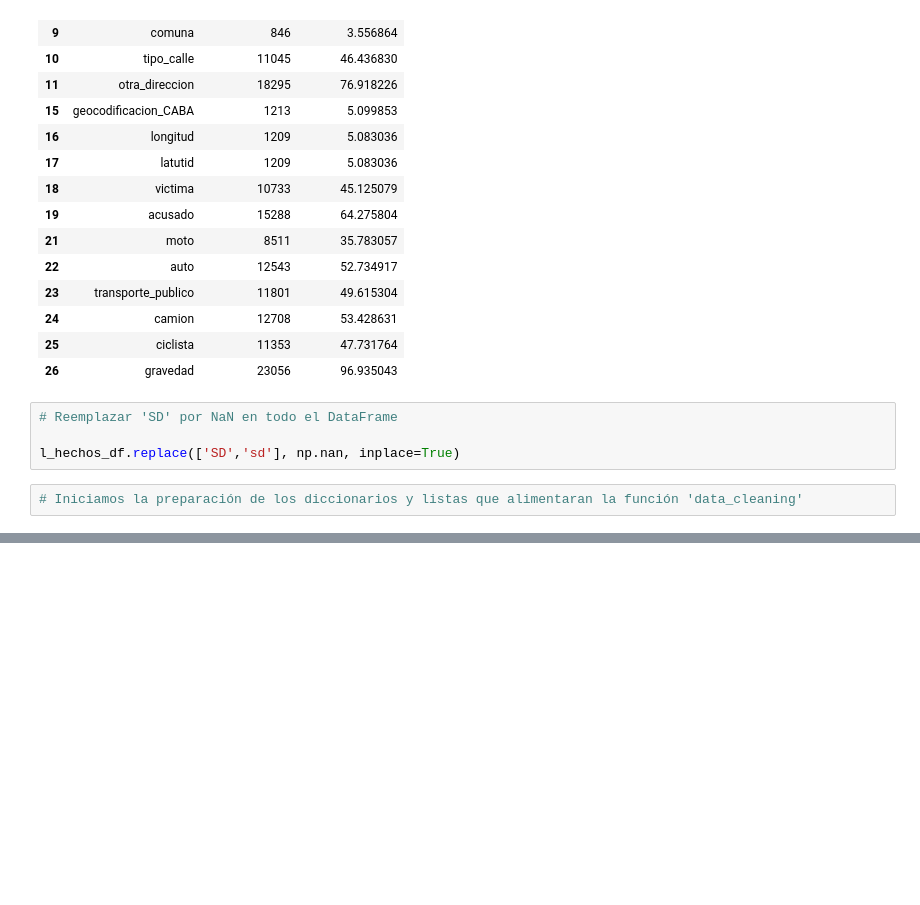
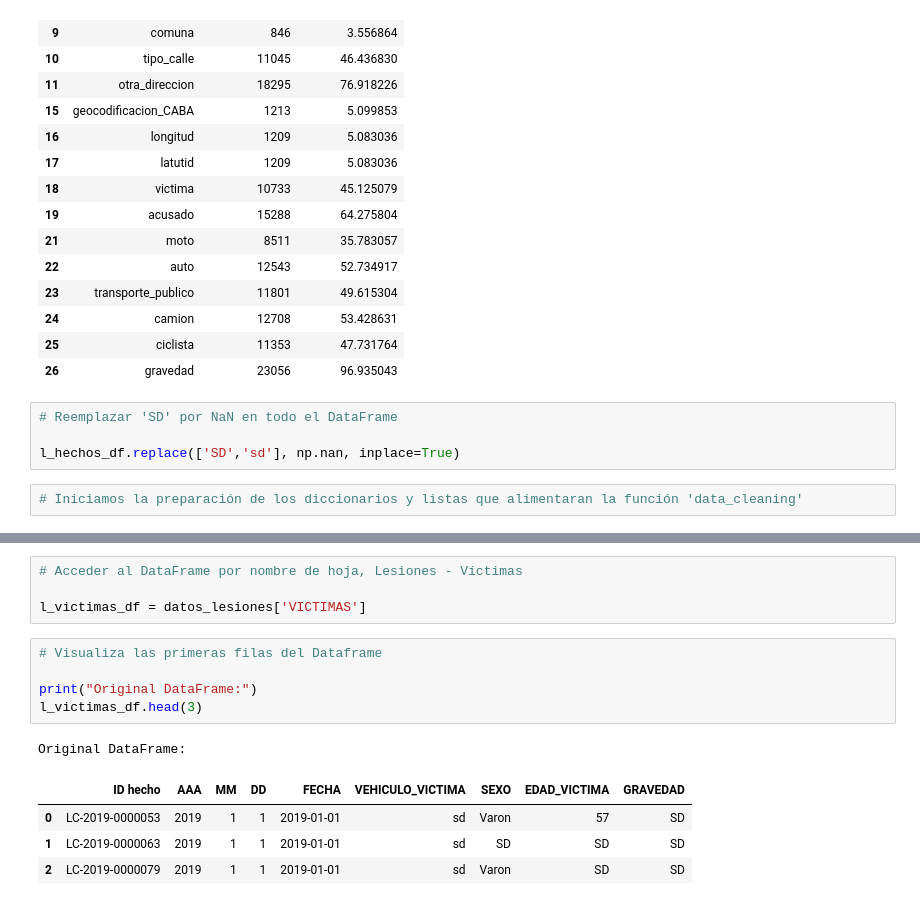
Before and after one commit to Gabbriela07/segundo_integrador_henry, a Jupyter notebook: Archivos_note/01-ETL.ipynb, the cells around one changed output, grey strips where cells are left out. Saved outputs shown, nothing was run; the diff lists cells and outputs as text; blank space fills up the shorter version.

```diff
--- a/Archivos_note/01-ETL.ipynb
+++ b/Archivos_note/01-ETL.ipynb
@@ -364,0 +447,15 @@ l_hechos_df.replace(['SD','sd'], np.nan, inplace=True)
+# %%
+# Acceder al DataFrame por nombre de hoja, Lesiones - Víctimas
+
+l_victimas_df = datos_lesiones['VICTIMAS']
+# %%
+# Visualiza las primeras filas del Dataframe
+
+print("Original DataFrame:")
+l_victimas_df.head(3)
+# %% [output]
+Original DataFrame:
+|  | ID hecho | AAA | MM | DD | FECHA | VEHICULO_VICTIMA | SEXO | EDAD_VICTIMA | GRAVEDAD |
+| 0 | LC-2019-0000053 | 2019 | 1 | 1 | 2019-01-01 | sd | Varon | 57 | SD |
+| 1 | LC-2019-0000063 | 2019 | 1 | 1 | 2019-01-01 | sd | SD | SD | SD |
+| 2 | LC-2019-0000079 | 2019 | 1 | 1 | 2019-01-01 | sd | Varon | SD | SD |
```
Also changed, not shown: parts of 41 cells of this notebook, 2 other files.
